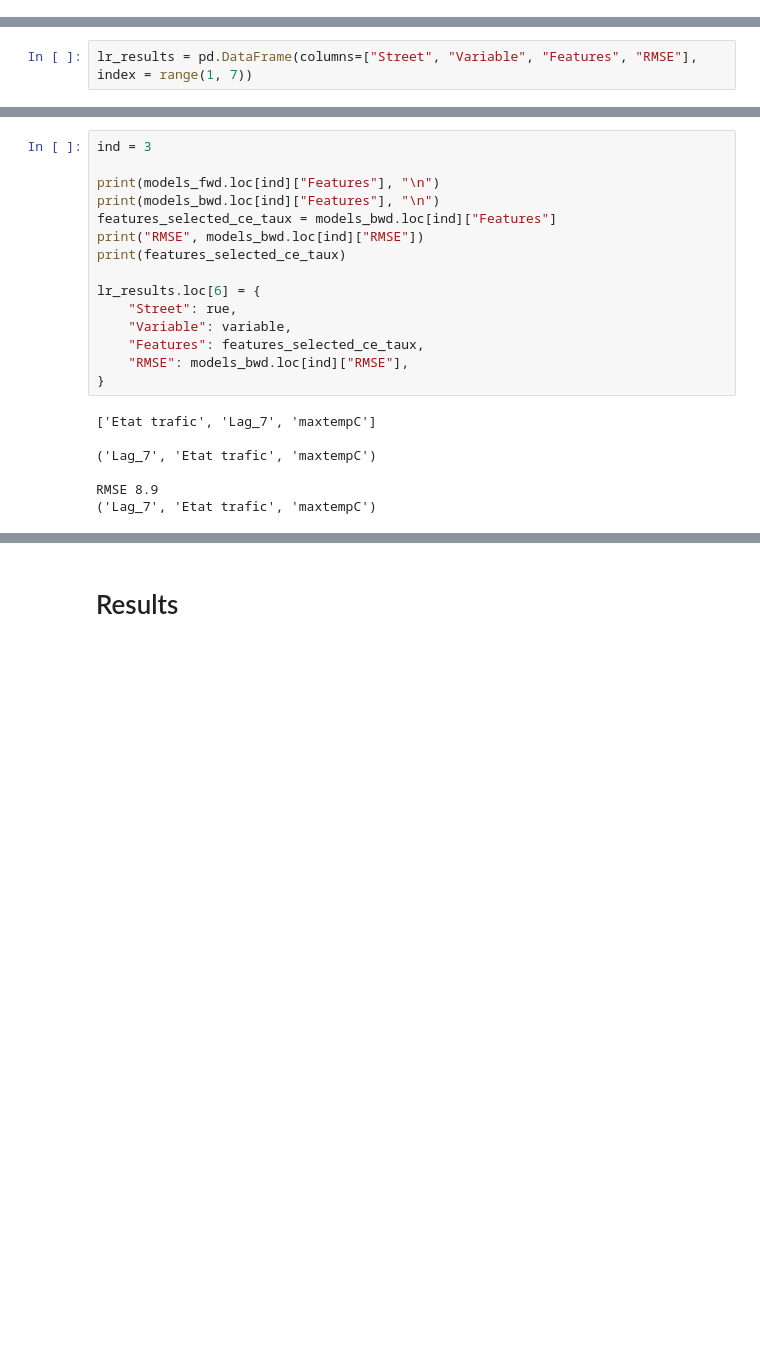
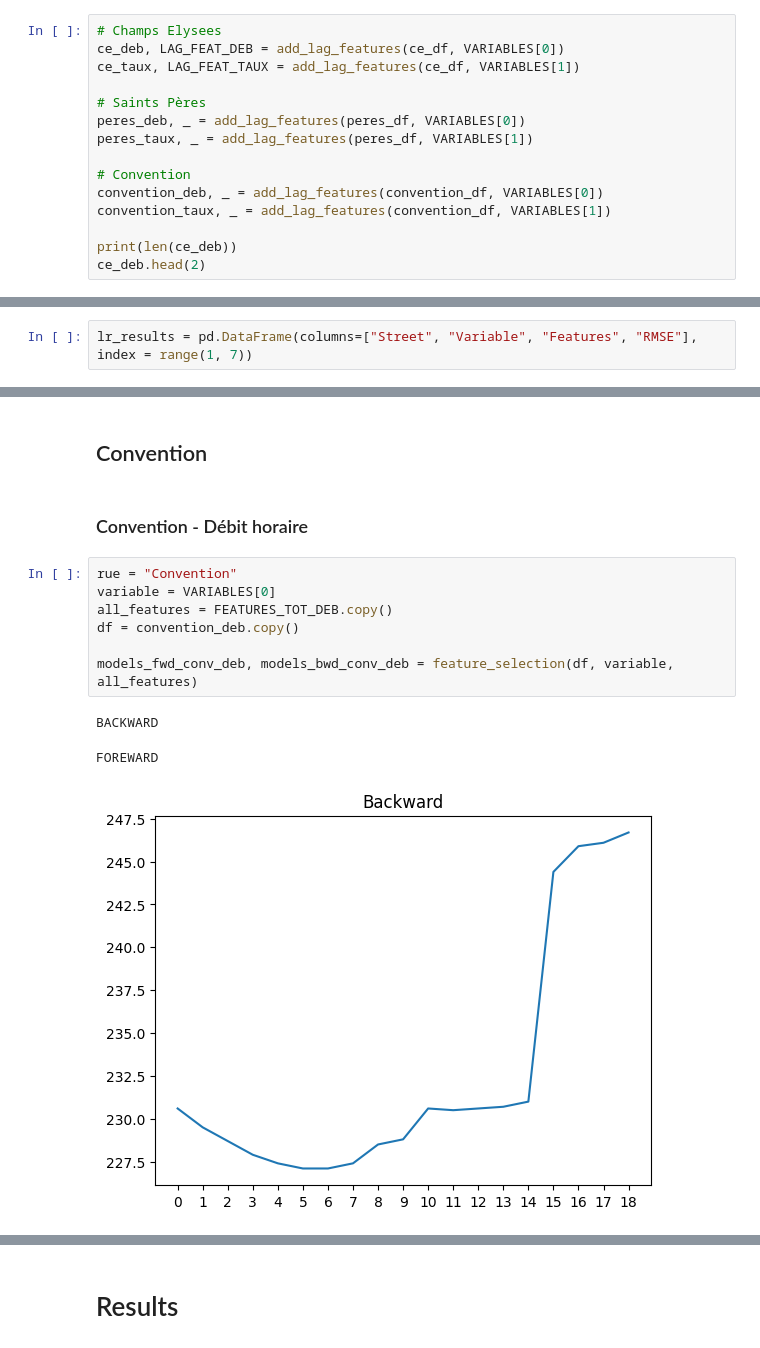
Before and after one commit to chrisahn99/eCSpress, a Jupyter notebook: notebooks/linear_regression.ipynb, the cells around one changed output, grey strips where cells are left out. Cells and saved outputs as stored; diff of their text form; blank space fills up the shorter version.

```diff
--- a/notebooks/linear_regression.ipynb
+++ b/notebooks/linear_regression.ipynb
@@ -89,0 +94,15 @@ nb instances 9186
+# %%
+# Champs Elysees
+ce_deb, LAG_FEAT_DEB = add_lag_features(ce_df, VARIABLES[0])
+ce_taux, LAG_FEAT_TAUX = add_lag_features(ce_df, VARIABLES[1])
+
+# Saints Pères
+peres_deb, _ = add_lag_features(peres_df, VARIABLES[0])
+peres_taux, _ = add_lag_features(peres_df, VARIABLES[1])
+
+# Convention
+convention_deb, _ = add_lag_features(convention_df, VARIABLES[0])
+convention_taux, _ = add_lag_features(convention_df, VARIABLES[1])
+
+print(len(ce_deb))
+ce_deb.head(2)
@@ -582,22 +119,15 @@ FOREWARD
-# %%
-ind = 3
-
-print(models_fwd.loc[ind]["Features"], "\n")
-print(models_bwd.loc[ind]["Features"], "\n")
-features_selected_ce_taux = models_bwd.loc[ind]["Features"]
-print("RMSE", models_bwd.loc[ind]["RMSE"])
-print(features_selected_ce_taux)
-
-lr_results.loc[6] = {
-    "Street": rue,
-    "Variable": variable,
-    "Features": features_selected_ce_taux,
-    "RMSE": models_bwd.loc[ind]["RMSE"],
-}
-# %% [output]
-['Etat trafic', 'Lag_7', 'maxtempC']
-
-('Lag_7', 'Etat trafic', 'maxtempC')
-
-RMSE 8.9
-('Lag_7', 'Etat trafic', 'maxtempC')
+# %% [markdown]
+## Convention
+# %% [markdown]
+### Convention - Débit horaire
+# %%
+rue = "Convention"
+variable = VARIABLES[0]
+all_features = FEATURES_TOT_DEB.copy()
+df = convention_deb.copy()
+
+models_fwd_conv_deb, models_bwd_conv_deb = feature_selection(df, variable, all_features)
+# %% [output]
+BACKWARD
+FOREWARD
+[figure, added]
```
Also changed, not shown: parts of 55 cells of this notebook, 2 other files.
